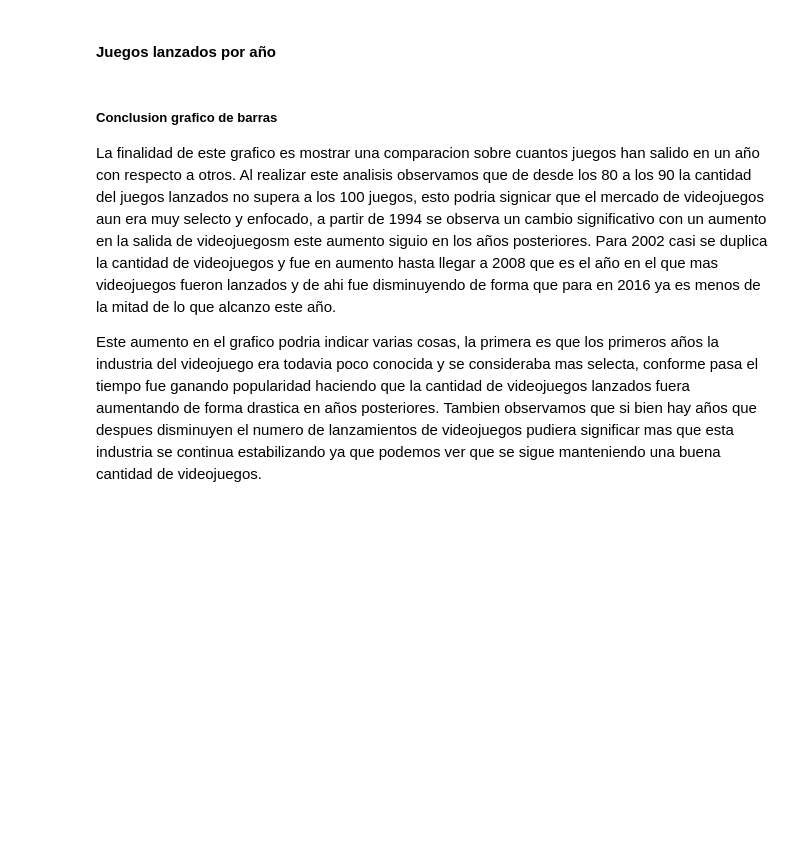
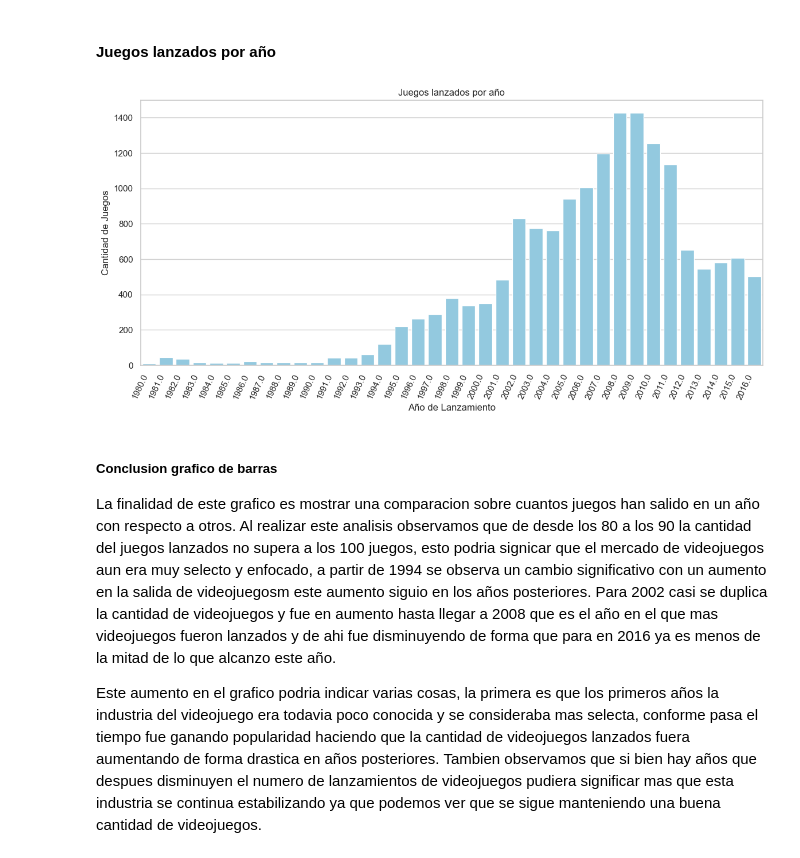
Before and after one commit to ErayFaSol/proyectosDataScience, a Jupyter notebook: proyecto6.ipynb, the cells around one changed output. Cells and saved outputs as stored; diff of their text form; code cells hidden in the pictures; blank space fills up the shorter version.

```diff
--- a/proyecto6.ipynb
+++ b/proyecto6.ipynb
@@ -63,33 +152,0 @@ print("Duplicados" , df.duplicated().sum())
-# %%
-#Eliminar valores nulos en name y genre
-df = df.dropna(subset=['name', 'genre'])
-
-#Convertir 'year_of_release' a int y manejar valores nulos para eliminar .0 y pasar a string
-
-df['year_of_release'] = df['year_of_release'].fillna(0).astype(int)
-#df['year_of_release'] = df['year_of_release'].replace(0, 'Unknown').astype(str)
-
-
-
-#comprobacion de nulos
-print(df.isna().sum())
-# %%
-#convertir calificacion a float
-df['user_score'] = pd.to_numeric(df['user_score'],errors='coerce')
-
-#reemplazar valores en Rating
-df['rating'] = df['rating'].fillna('TBD')
-
-#comprobacion de nulos
-display('Comprobacion de nulos')
-print(df.isna().sum())
-display(HTML('<hr>'))
-display('comprobacion de tipos de datos')
-print(df.dtypes)
-# %%
-#Calcular ventas totales
-#sumar columnas en una nueva
-
-df['total_sales'] = df['na_sales'] + df['eu_sales'] + df['jp_sales'] + df['other_sales']
-
-display(df.head(15))
@@ -132,22 +186,23 @@ Se agrego una nueva columna que representa el total de ventas sumando los datos
 #### Juegos lanzados por año
 # %%
 #Numero de juegos por año
-filtered_df = df[df['year_of_release'] != 0 ]
-games_per_year = filtered_df.groupby(['year_of_release']).size().reset_index(name='games_count')
+games_per_year = df.groupby(['year_of_release']).size().reset_index(name='games_count')
 
 #grafico de barras
 sns.set(style='whitegrid')
 plt.figure(figsize=(14, 6))
 bars = sns.barplot(x=games_per_year['year_of_release'], y=games_per_year['games_count'].values, color='skyblue')
 plt.xlabel('Año de Lanzamiento')
 plt.ylabel('Cantidad de Juegos')
 plt.title('Juegos lanzados por año')
 bars.set_xticklabels(bars.get_xticklabels(), rotation=65, horizontalalignment='right')
 
 # Mostrar el gráfico
 plt.show()
 #Mostrar tabla
 #display(games_per_year)
+# %% [output]
+[figure, added]
 # %% [markdown]
 ##### Conclusion grafico de barras
 
```
Also changed, not shown: parts of 13 cells of this notebook.
